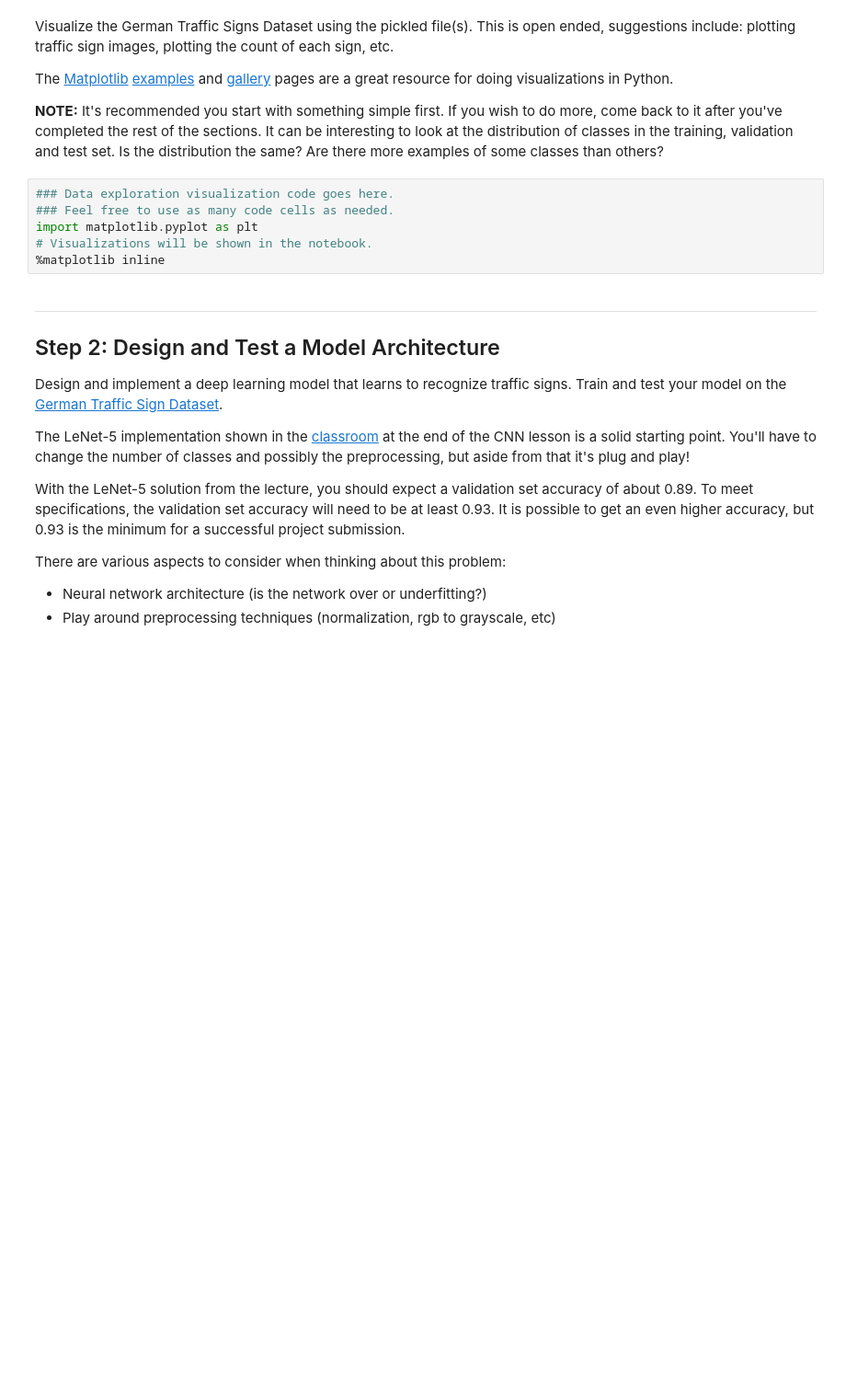
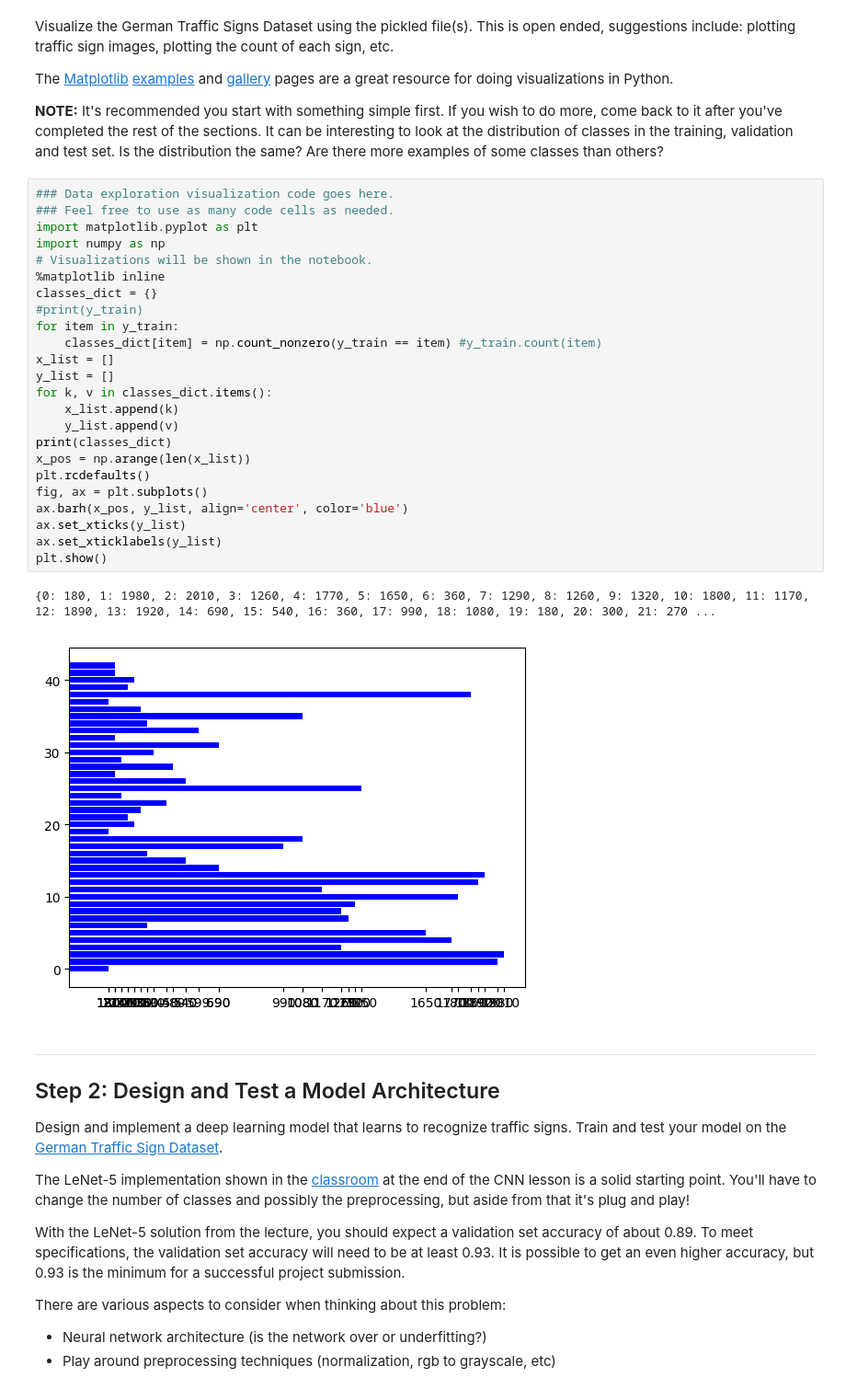
Before and after one commit to SirRujak/CarND-Traffic-Sign-Classifier-Project, a Jupyter notebook: Traffic_Sign_Classifier.ipynb, the cells around one changed output. Shown at 92% size. Drawn from its saved outputs; the diff is of its cells as text; blank space fills up the shorter version.

```diff
--- a/Traffic_Sign_Classifier.ipynb
+++ b/Traffic_Sign_Classifier.ipynb
@@ -124,9 +124,30 @@ The [Matplotlib](http://matplotlib.org/) [examples](http://matplotlib.org/exampl
 # %%
 ### Data exploration visualization code goes here.
 ### Feel free to use as many code cells as needed.
 import matplotlib.pyplot as plt
+import numpy as np
 # Visualizations will be shown in the notebook.
 %matplotlib inline
+classes_dict = {}
+#print(y_train)
+for item in y_train:
+    classes_dict[item] = np.count_nonzero(y_train == item) #y_train.count(item)
+x_list = []
+y_list = []
+for k, v in classes_dict.items():
+    x_list.append(k)
+    y_list.append(v)
+print(classes_dict)
+x_pos = np.arange(len(x_list))
+plt.rcdefaults()
+fig, ax = plt.subplots()
+ax.barh(x_pos, y_list, align='center', color='blue')
+ax.set_xticks(y_list)
+ax.set_xticklabels(y_list)
+plt.show()
+# %% [output]
+{0: 180, 1: 1980, 2: 2010, 3: 1260, 4: 1770, 5: 1650, 6: 360, 7: 1290, 8: 1260, 9: 1320, 10: 1800, 11: 1170, 12: 1890, 13: 1920, 14: 690, 15: 540, 16: 360, 17: 990, 18: 1080, 19: 180, 20: 300, 21: 270 ...
+[figure, added]
 # %% [markdown]
 ----
 
```
Also changed, not shown: parts of 8 cells of this notebook, 22 other files.
